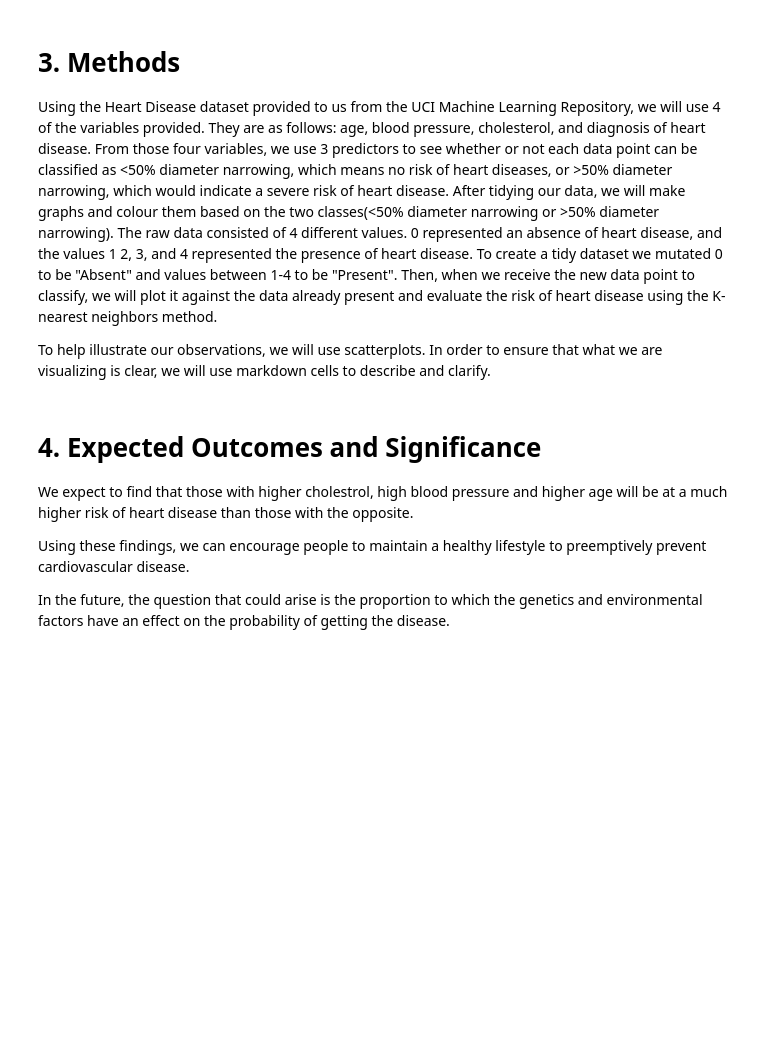
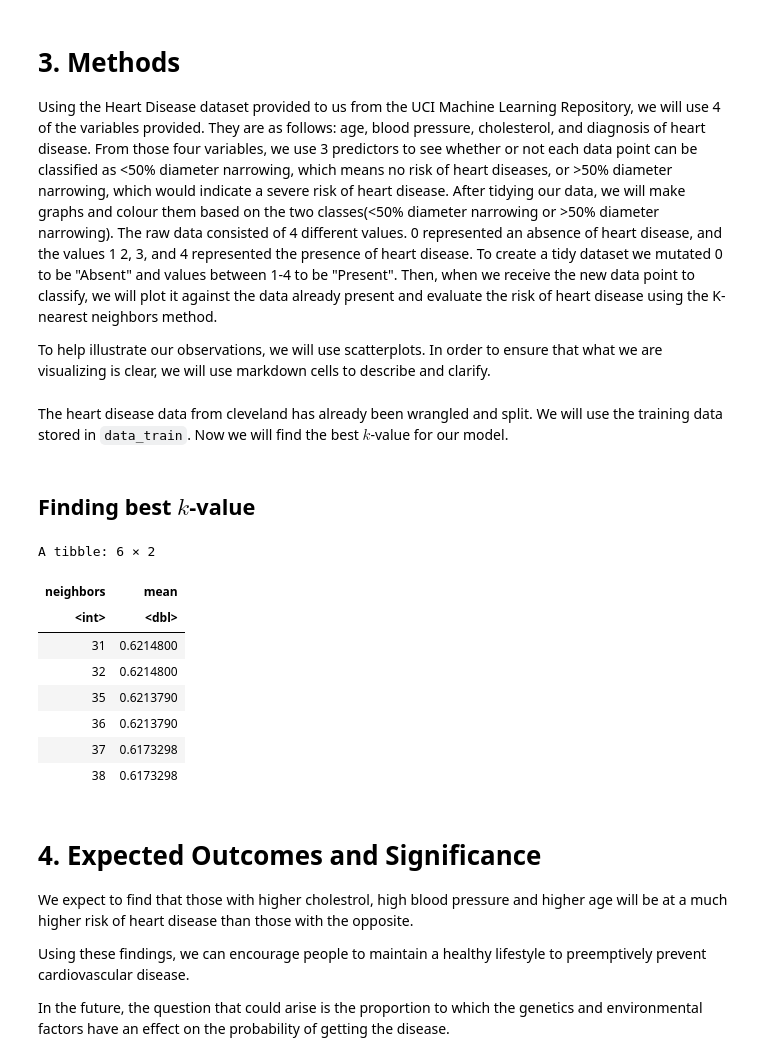
Before and after one commit to VivaanWadhwa/Heart_Disease_Prediction, a Jupyter notebook: Project_Report.ipynb, the cells around one changed output. Drawn from its saved outputs; the diff is of its cells as text; code cells hidden in the pictures; blank space fills up the shorter version.

Commit message:
Found best K-value

```diff
--- a/Project_Report.ipynb
+++ b/Project_Report.ipynb
@@ -180,6 +180,51 @@ age_v_chol_plot
 Using the Heart Disease dataset provided to us from the UCI Machine Learning Repository, we will use 4 of the variables provided.  They are as follows: age, blood pressure, cholesterol,  and diagnosis of heart disease. From those four variables, we use 3 predictors to see whether or not each data point can be classified as <50% diameter narrowing, which means no risk of heart diseases, or >50% diameter narrowing, which would indicate a severe risk of heart disease. After tidying our data, we will make graphs and colour them based on the two classes(<50% diameter narrowing or >50% diameter narrowing). The raw data consisted of 4 different values. 0 represented an absence of heart disease, and the values 1 2, 3, and 4 represented the presence of heart disease. To create a tidy dataset we mutated 0 to be "Absent" and values between 1-4 to be "Present". Then, when we receive the new data point to classify, we will plot it against the data already present and evaluate the risk of heart disease using the K-nearest neighbors method.
 
 To help illustrate our observations, we will use scatterplots. In order to ensure that what we are visualizing is clear, we will use markdown cells to describe and clarify.
+# %% [markdown]
+The heart disease data from cleveland has already been wrangled and split. We will use the training data stored in `data_train`. Now we will find the best $k$-value for our model.
+# %% [markdown]
+## Finding best $k$-value
+# %%
+set.seed(1)
+
+# Performing Standardization
+cleveland_recipe <- recipe(heart.disease ~ age + cholesterol + resting.blood.pressure,
+                           data = data_train) |>
+   step_scale(all_predictors()) |>
+   step_center(all_predictors())
+
+# K-nearest neighbour model specification
+knn_spec_tune <- nearest_neighbor(weight_func = "rectangular", neighbors = tune()) |>
+            set_engine("kknn") |>
+            set_mode("classification")
+
+# Perform 10 fold-cross valdiation
+cleveland_vfold <- vfold_cv(data_train, v = 5, strata = heart.disease)
+
+gridvals <- tibble(neighbors = c(1:100))
+# %%
+# Creating a workflow
+knn_results <- workflow() |>
+      add_recipe(cleveland_recipe) |>
+      add_model(knn_spec_tune) |>
+      tune_grid(resamples = cleveland_vfold, grid = gridvals) |>
+# Collect metrics, filter for accuracy
+      collect_metrics() |>
+      filter(.metric == "accuracy") |>
+      select(neighbors, mean) |>
+      arrange(desc(mean))
+
+head(knn_results)
+# %% [output]
+A tibble: 6 × 2
+| neighbors | mean |
+| <int> | <dbl> |
+| 31 | 0.6214800 |
+| 32 | 0.6214800 |
+| 35 | 0.6213790 |
+| 36 | 0.6213790 |
+| 37 | 0.6173298 |
+| 38 | 0.6173298 |
 # %% [markdown]
 # 4. Expected Outcomes and Significance
 We expect to find that those with higher cholestrol, high blood pressure and higher age will be at a much higher risk of heart disease than those with the opposite.
```
